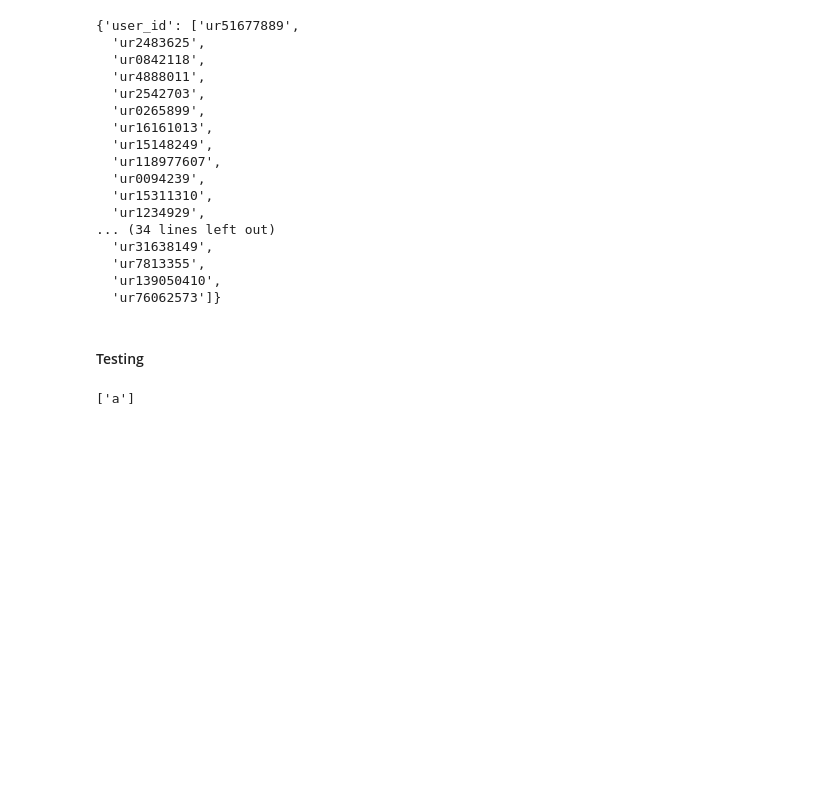
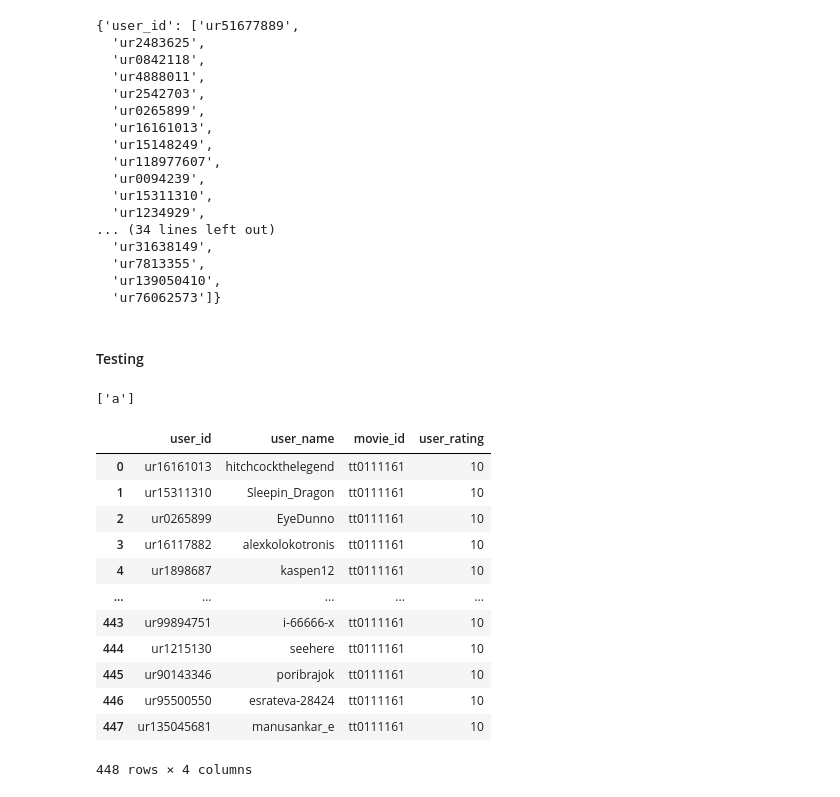
Before and after one commit to HThinhZ/Recommender_System_Project, a Jupyter notebook: test.ipynb, the cells around one changed output. Cells and saved outputs as stored; diff of their text form; code cells hidden in the pictures; blank space fills up the shorter version.

Commit message:
Idea: Crawl User Id in each film and note it

```diff
--- a/test.ipynb
+++ b/test.ipynb
@@ -350,3 +350,25 @@ t.extend(user[0])
 t
 # %% [output]
 ['a']
+# %%
+# Read data in file.json
+file_path_new = "T1_CollectingData/data/data.json"
+with open(file_path_new, 'r') as json_file:
+    data_json = json.load(json_file)
+# %%
+df = pd.DataFrame(data_json)
+df
+# %% [output]
+|  | user_id | user_name | movie_id | user_rating |
+| 0 | ur16161013 | hitchcockthelegend | tt0111161 | 10 |
+| 1 | ur15311310 | Sleepin_Dragon | tt0111161 | 10 |
+| 2 | ur0265899 | EyeDunno | tt0111161 | 10 |
+| 3 | ur16117882 | alexkolokotronis | tt0111161 | 10 |
+| 4 | ur1898687 | kaspen12 | tt0111161 | 10 |
+| ... | ... | ... | ... | ... |
+| 443 | ur99894751 | i-66666-x | tt0111161 | 10 |
+| 444 | ur1215130 | seehere | tt0111161 | 10 |
+| 445 | ur90143346 | poribrajok | tt0111161 | 10 |
+| 446 | ur95500550 | esrateva-28424 | tt0111161 | 10 |
+| 447 | ur135045681 | manusankar_e | tt0111161 | 10 |
+448 rows × 4 columns
```
Also changed, not shown: 6 other files.
